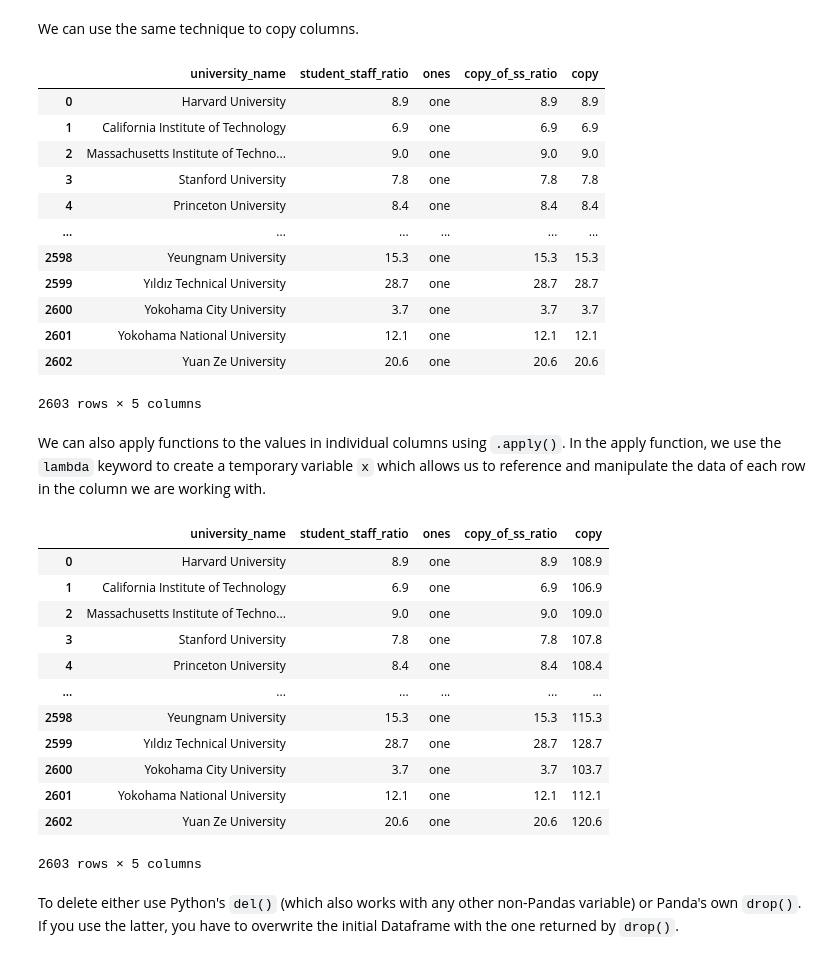
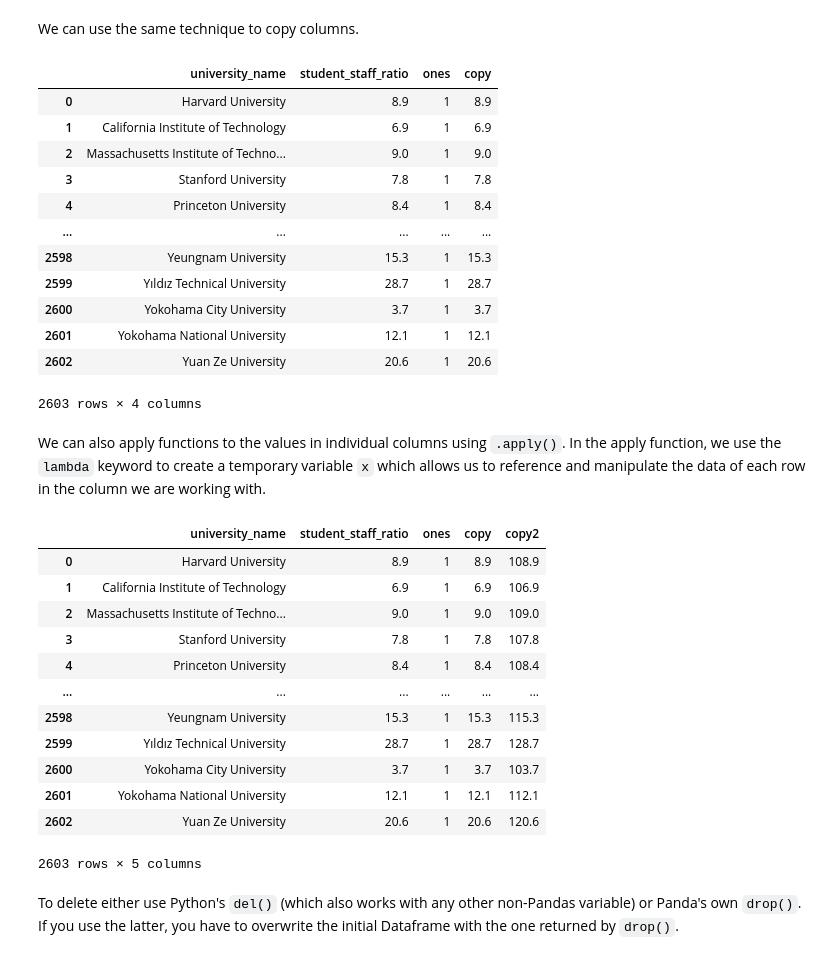
Before and after one commit to datawizard1337/WebDataScience, a Jupyter notebook: notebooks/Day_01.ipynb, the cells around one changed output. Drawn from its saved outputs; the diff is of its cells as text; code cells hidden in the pictures.

````diff
--- a/notebooks/Day_01.ipynb
+++ b/notebooks/Day_01.ipynb
@@ -520,4 +520,4 @@ selection
 # %% [markdown]
 To add a new column index a column name that does not exist in the dataframe yet and define the values to be added to this new column.
 # %%
-selection["ones"] = "one"
+selection["ones"] = 1
@@ -555,37 +549,37 @@ We can use the same technique to copy columns.
 selection["copy"] = selection["student_staff_ratio"]
 selection
 # %% [output]
-|  | university_name | student_staff_ratio | ones | copy_of_ss_ratio | copy |
-| 0 | Harvard University | 8.9 | one | 8.9 | 8.9 |
-| 1 | California Institute of Technology | 6.9 | one | 6.9 | 6.9 |
-| 2 | Massachusetts Institute of Techno... | 9.0 | one | 9.0 | 9.0 |
-| 3 | Stanford University | 7.8 | one | 7.8 | 7.8 |
-| 4 | Princeton University | 8.4 | one | 8.4 | 8.4 |
-| ... | ... | ... | ... | ... | ... |
-| 2598 | Yeungnam University | 15.3 | one | 15.3 | 15.3 |
-| 2599 | Yıldız Technical University | 28.7 | one | 28.7 | 28.7 |
-| 2600 | Yokohama City University | 3.7 | one | 3.7 | 3.7 |
-| 2601 | Yokohama National University | 12.1 | one | 12.1 | 12.1 |
-| 2602 | Yuan Ze University | 20.6 | one | 20.6 | 20.6 |
+|  | university_name | student_staff_ratio | ones | copy |
+| 0 | Harvard University | 8.9 | 1 | 8.9 |
+| 1 | California Institute of Technology | 6.9 | 1 | 6.9 |
+| 2 | Massachusetts Institute of Techno... | 9.0 | 1 | 9.0 |
+| 3 | Stanford University | 7.8 | 1 | 7.8 |
+| 4 | Princeton University | 8.4 | 1 | 8.4 |
+| ... | ... | ... | ... | ... |
+| 2598 | Yeungnam University | 15.3 | 1 | 15.3 |
+| 2599 | Yıldız Technical University | 28.7 | 1 | 28.7 |
+| 2600 | Yokohama City University | 3.7 | 1 | 3.7 |
+| 2601 | Yokohama National University | 12.1 | 1 | 12.1 |
+| 2602 | Yuan Ze University | 20.6 | 1 | 20.6 |
-2603 rows × 5 columns
+2603 rows × 4 columns
 # %% [markdown]
 We can also apply functions to the values in individual columns using ```.apply()```. In the apply function, we use the ```lambda``` keyword to create a temporary variable ```x``` which allows us to reference and manipulate the data of each row in the column we are working with.
 # %%
-selection["copy"] = selection["copy"].apply(lambda x: x + 100.0)
+selection["copy2"] = selection["copy"].apply(lambda x: x + 100.0)
 selection
 # %% [output]
-|  | university_name | student_staff_ratio | ones | copy_of_ss_ratio | copy |
-| 0 | Harvard University | 8.9 | one | 8.9 | 108.9 |
-| 1 | California Institute of Technology | 6.9 | one | 6.9 | 106.9 |
-| 2 | Massachusetts Institute of Techno... | 9.0 | one | 9.0 | 109.0 |
-| 3 | Stanford University | 7.8 | one | 7.8 | 107.8 |
-| 4 | Princeton University | 8.4 | one | 8.4 | 108.4 |
+|  | university_name | student_staff_ratio | ones | copy | copy2 |
+| 0 | Harvard University | 8.9 | 1 | 8.9 | 108.9 |
+| 1 | California Institute of Technology | 6.9 | 1 | 6.9 | 106.9 |
+| 2 | Massachusetts Institute of Techno... | 9.0 | 1 | 9.0 | 109.0 |
+| 3 | Stanford University | 7.8 | 1 | 7.8 | 107.8 |
+| 4 | Princeton University | 8.4 | 1 | 8.4 | 108.4 |
 | ... | ... | ... | ... | ... | ... |
-| 2598 | Yeungnam University | 15.3 | one | 15.3 | 115.3 |
-| 2599 | Yıldız Technical University | 28.7 | one | 28.7 | 128.7 |
-| 2600 | Yokohama City University | 3.7 | one | 3.7 | 103.7 |
-| 2601 | Yokohama National University | 12.1 | one | 12.1 | 112.1 |
-| 2602 | Yuan Ze University | 20.6 | one | 20.6 | 120.6 |
+| 2598 | Yeungnam University | 15.3 | 1 | 15.3 | 115.3 |
+| 2599 | Yıldız Technical University | 28.7 | 1 | 28.7 | 128.7 |
+| 2600 | Yokohama City University | 3.7 | 1 | 3.7 | 103.7 |
+| 2601 | Yokohama National University | 12.1 | 1 | 12.1 | 112.1 |
+| 2602 | Yuan Ze University | 20.6 | 1 | 20.6 | 120.6 |
 2603 rows × 5 columns
 # %% [markdown]
 To delete either use Python's ```del()``` (which also works with any other non-Pandas variable) or Panda's own ```drop()```. If you use the latter, you have to overwrite the initial Dataframe with the one returned by ```drop()```.
````
Also changed, not shown: parts of 15 cells of this notebook, 2 other files.
